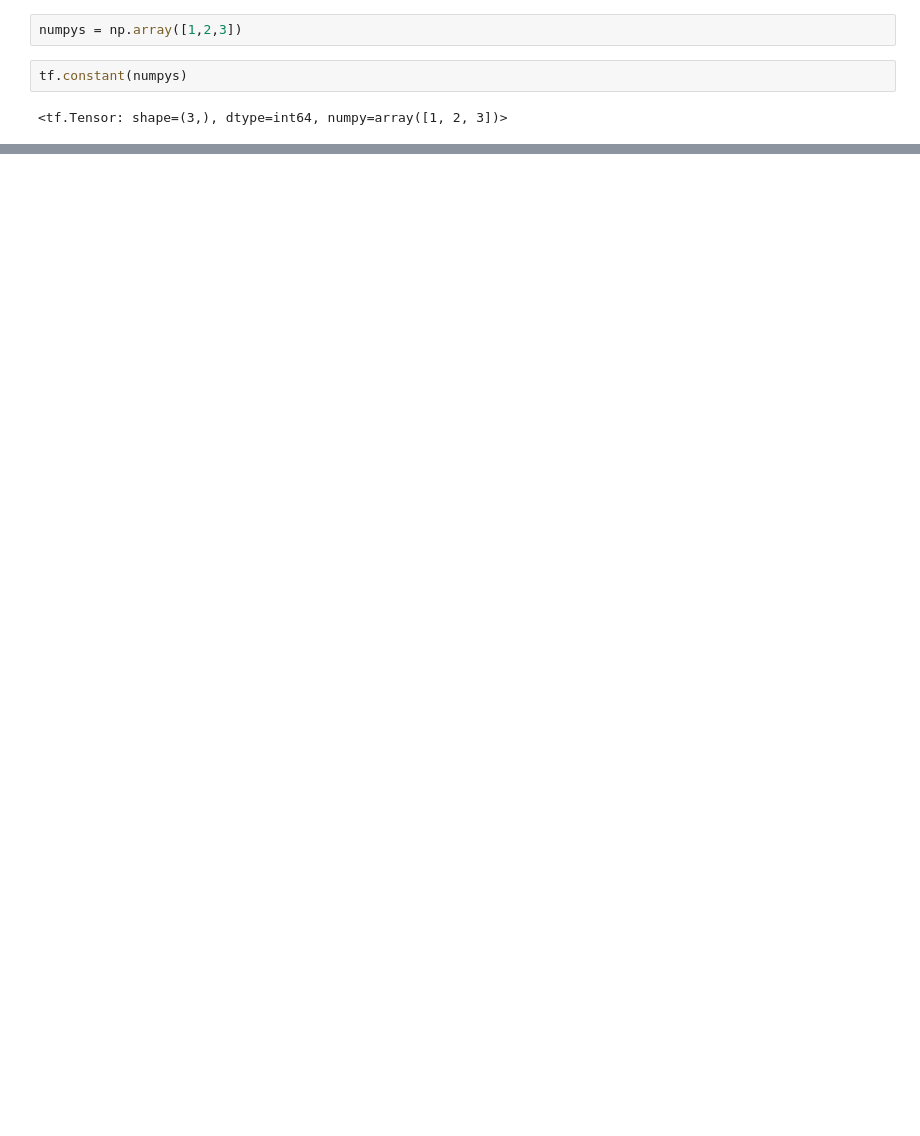
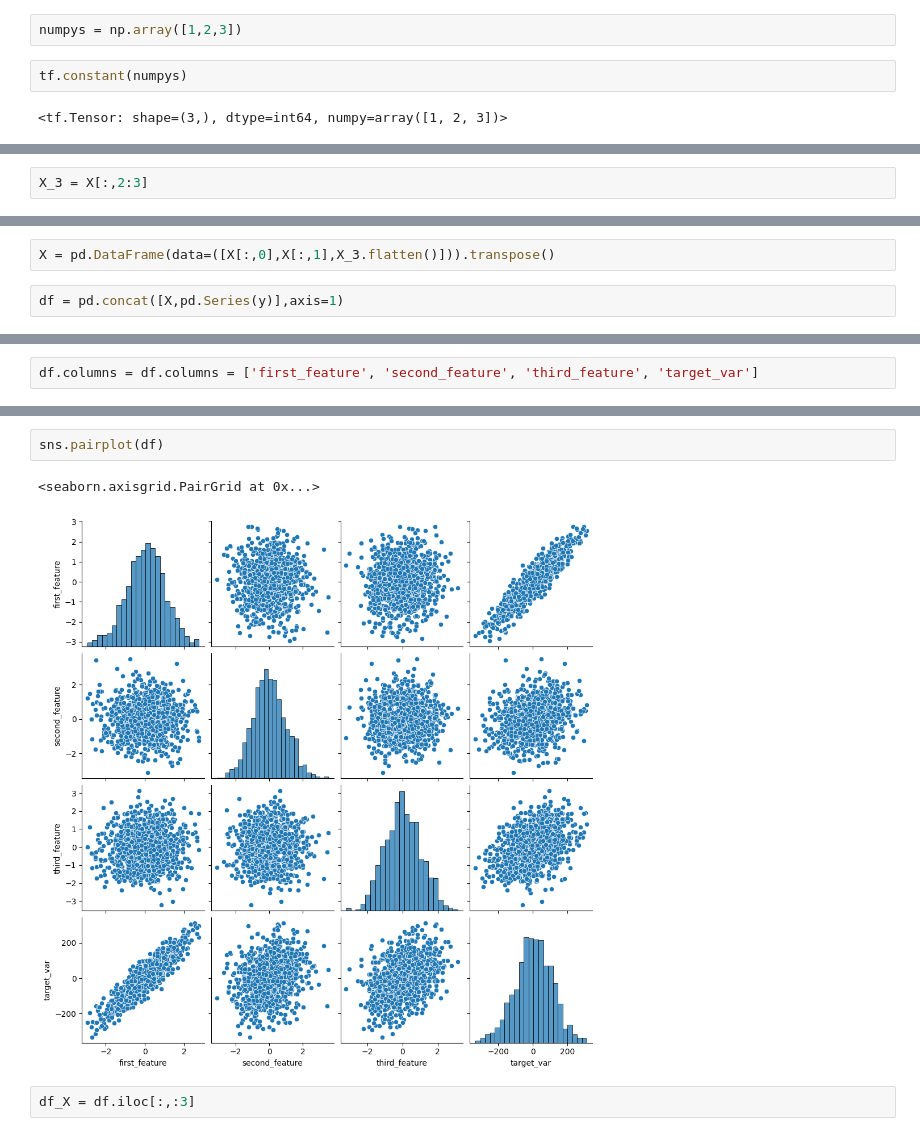
Before and after one commit to JJDataAnalyst-viz/Basics-of-Tensorflow, a Jupyter notebook: Deep.ipynb, the cells around one changed output, grey strips where cells are left out. Saved outputs shown, nothing was run; the diff lists cells and outputs as text; blank space fills up the shorter version.

Commit message:
Creating an first ANN model

```diff
--- a/Deep.ipynb
+++ b/Deep.ipynb
@@ -141,0 +332,2 @@ array([[[ 0.0307604 ,  0.29017973,  1.2829775 ,  0.81271535,
+# %%
+X_3 = X[:,2:3]
@@ -141,0 +354,4 @@ array([[[ 0.0307604 ,  0.29017973,  1.2829775 ,  0.81271535,
+# %%
+X = pd.DataFrame(data=([X[:,0],X[:,1],X_3.flatten()])).transpose()
+# %%
+df = pd.concat([X,pd.Series(y)],axis=1)
@@ -141,0 +376,2 @@ array([[[ 0.0307604 ,  0.29017973,  1.2829775 ,  0.81271535,
+# %%
+df.columns = df.columns = ['first_feature', 'second_feature', 'third_feature', 'target_var']
@@ -141,0 +387,7 @@ array([[[ 0.0307604 ,  0.29017973,  1.2829775 ,  0.81271535,
+# %%
+sns.pairplot(df)
+# %% [output]
+<seaborn.axisgrid.PairGrid at 0x...>
+[figure, added]
+# %%
+df_X = df.iloc[:,:3]
```
Also changed, not shown: parts of 50 cells of this notebook.
